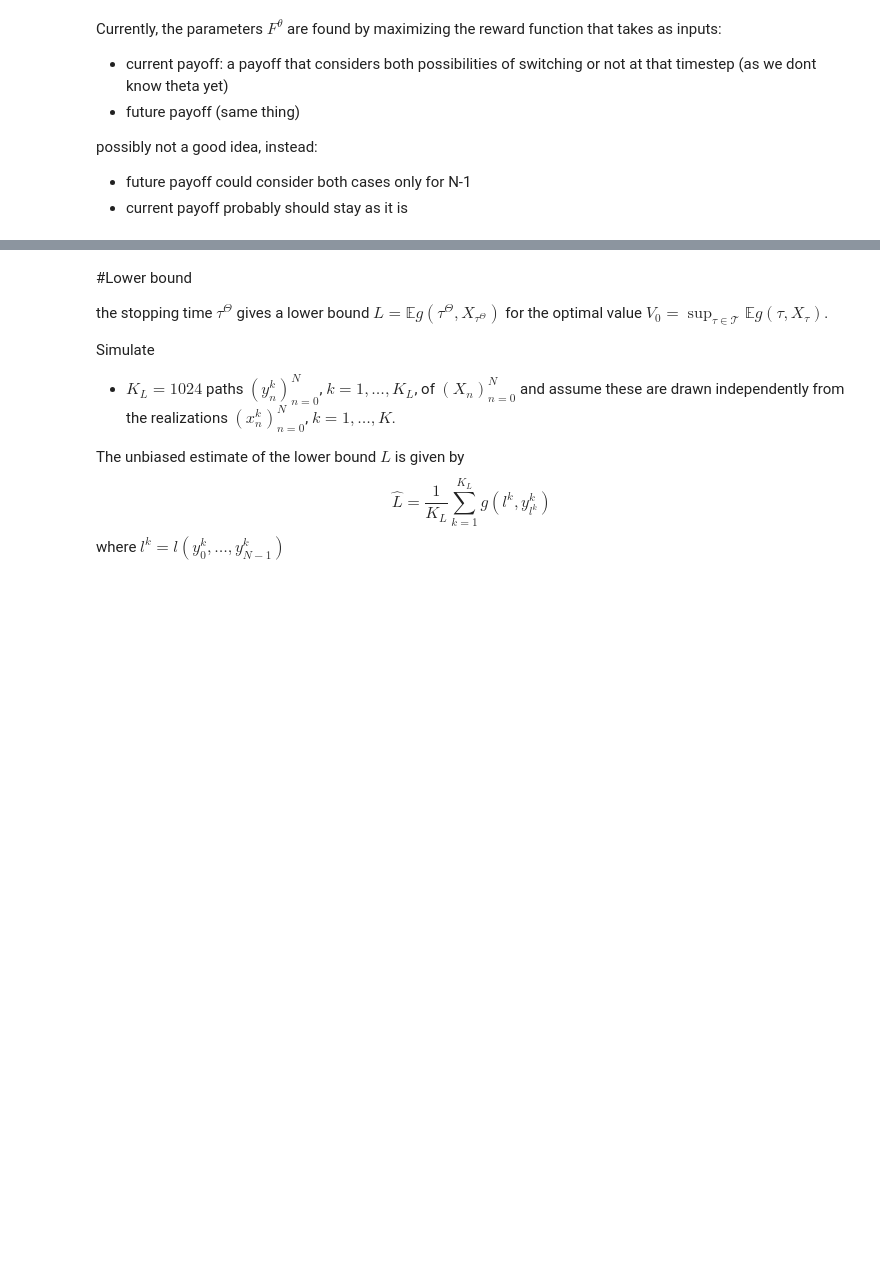
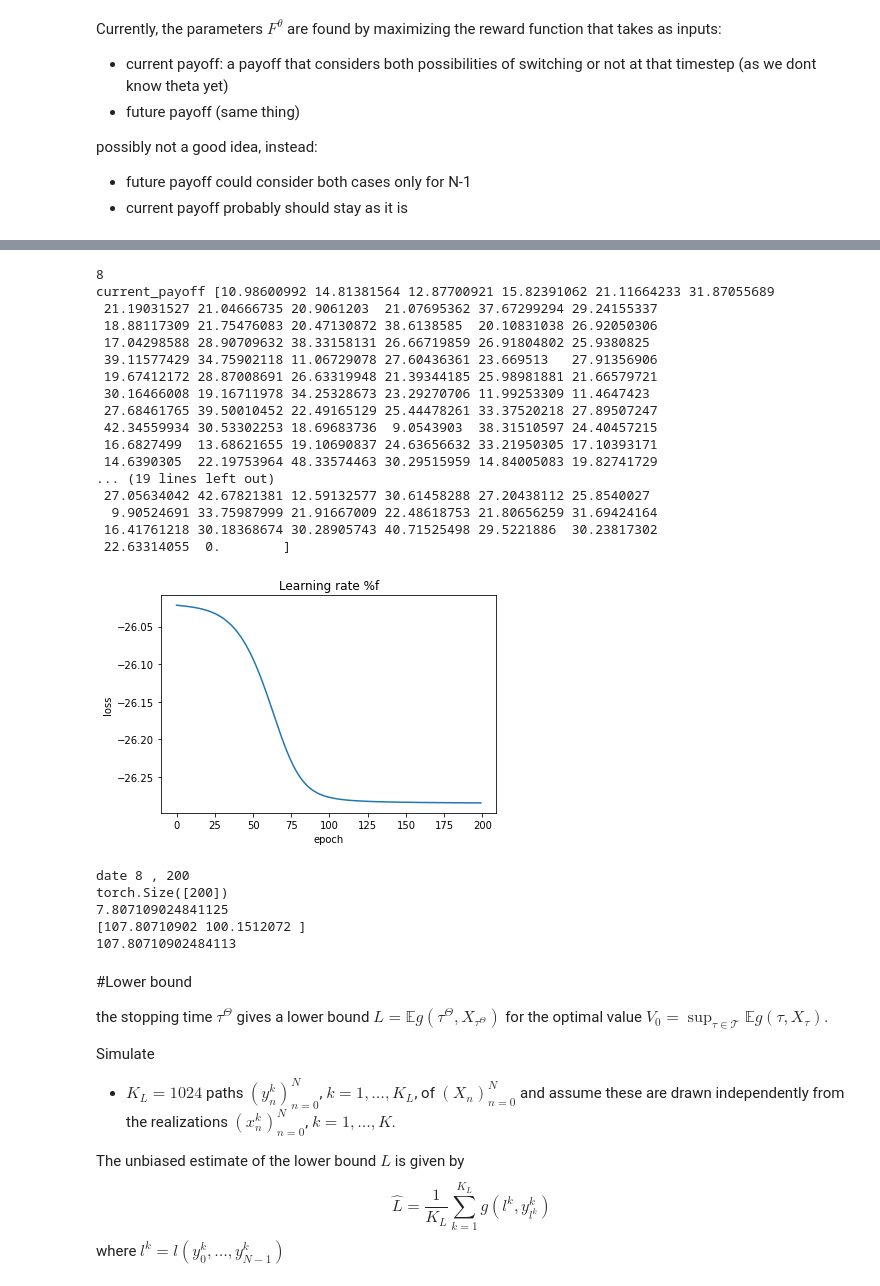
Before and after one commit to claudia-viaro/optimal_stopping-switching, a Jupyter notebook: opt_switching_V3.ipynb, the cells around one changed output, grey strips where cells are left out. Drawn from its saved outputs; the diff is of its cells as text; code cells hidden in the pictures; blank space fills up the shorter version.

```diff
--- a/opt_switching_V3.ipynb
+++ b/opt_switching_V3.ipynb
@@ -335,3 +459,72 @@ mods = pricing.price()
+# %%
+# before maturity
+date = stock_paths.shape[0] - 2
+print(date)
+
+current_payoff = profit_testing.current_payoff(data = stock_paths,
+                                               Y = Y_train, date = date,
+                                               regimes = regimes,
+                                               regimepath = regime_path)
+
+print("current_payoff", current_payoff)
+# always gives zero, probably something wring about it
+
+stopping_probability, networks, loss = neural_stopping.train_network(stock_paths[date, : , :],
+                                               current_payoff,
+                                               final_payoff*(np.math.exp((-model.drift) * (model.periods-date)/model.periods)))
+
+
+plt.plot(loss)
+plt.ylabel('loss')
+plt.xlabel('epoch')
+plt.title("Learning rate %f")
+plt.show()
+# %% [output]
+8
+current_payoff [10.98600992 14.81381564 12.87700921 15.82391062 21.11664233 31.87055689
+ 21.19031527 21.04666735 20.9061203  21.07695362 37.67299294 29.24155337
+ 18.88117309 21.75476083 20.47130872 38.6138585  20.10831038 26.92050306
+ 17.04298588 28.90709632 38.33158131 26.66719859 26.91804802 25.9380825
+ 39.11577429 34.75902118 11.06729078 27.60436361 23.669513   27.91356906
+ 19.67412172 28.87008691 26.63319948 21.39344185 25.98981881 21.66579721
+ 30.16466008 19.16711978 34.25328673 23.29270706 11.99253309 11.4647423
+ 27.68461765 39.50010452 22.49165129 25.44478261 33.37520218 27.89507247
+ 42.34559934 30.53302253 18.69683736  9.0543903  38.31510597 24.40457215
+ 16.6827499  13.68621655 19.10690837 24.63656632 33.21950305 17.10393171
+ 14.6390305  22.19753964 48.33574463 30.29515959 14.84005083 19.82741729
+... (19 lines left out)
+ 27.05634042 42.67821381 12.59132577 30.61458288 27.20438112 25.8540027
+  9.90524691 33.75987999 21.91667009 22.48618753 21.80656259 31.69424164
+ 16.41761218 30.18368674 30.28905743 40.71525498 29.5221886  30.23817302
+ 22.63314055  0.        ]
+[figure, added]
+# %%
+print("date", date, ",", len([1 for l in stopping_probability if l > 0.5]))
+print(stopping_probability.shape)
+F_theta_train[date]=(stopping_probability > 0.5)*1.0   # transform stopping probabilities in 0-1 decision
+which = stopping_probability > 0.5
+immediate_exercise_value = profit_testing.current_payoff_trained(stock_paths, Y_train, date, regimes, regime_path, which)
+
+
+values[which] = immediate_exercise_value[which] # when we switch we take the current profit
+values[~which] *= np.math.exp((-model.drift) * ((model.periods-date)/model.periods))           # when we don't switch we take final profit discounted
+Y_train[date, :] = values
+
+mods[date]=networks
+loss_functions[date]=loss
+
+
+
+print(profit_testing.g(date, 2, stock_paths))
+print(stock_paths[date, 2, :])
+max1=np.max(stock_paths[date , 2 , : ])
+print(np.max(max1,0) )
+# %% [output]
+date 8 , 200
+torch.Size([200])
+7.807109024841125
+[107.80710902 100.1512072 ]
+107.80710902484113
 # %% [markdown]
 #Lower bound
 
```
Also changed, not shown: parts of 10 cells of this notebook.
